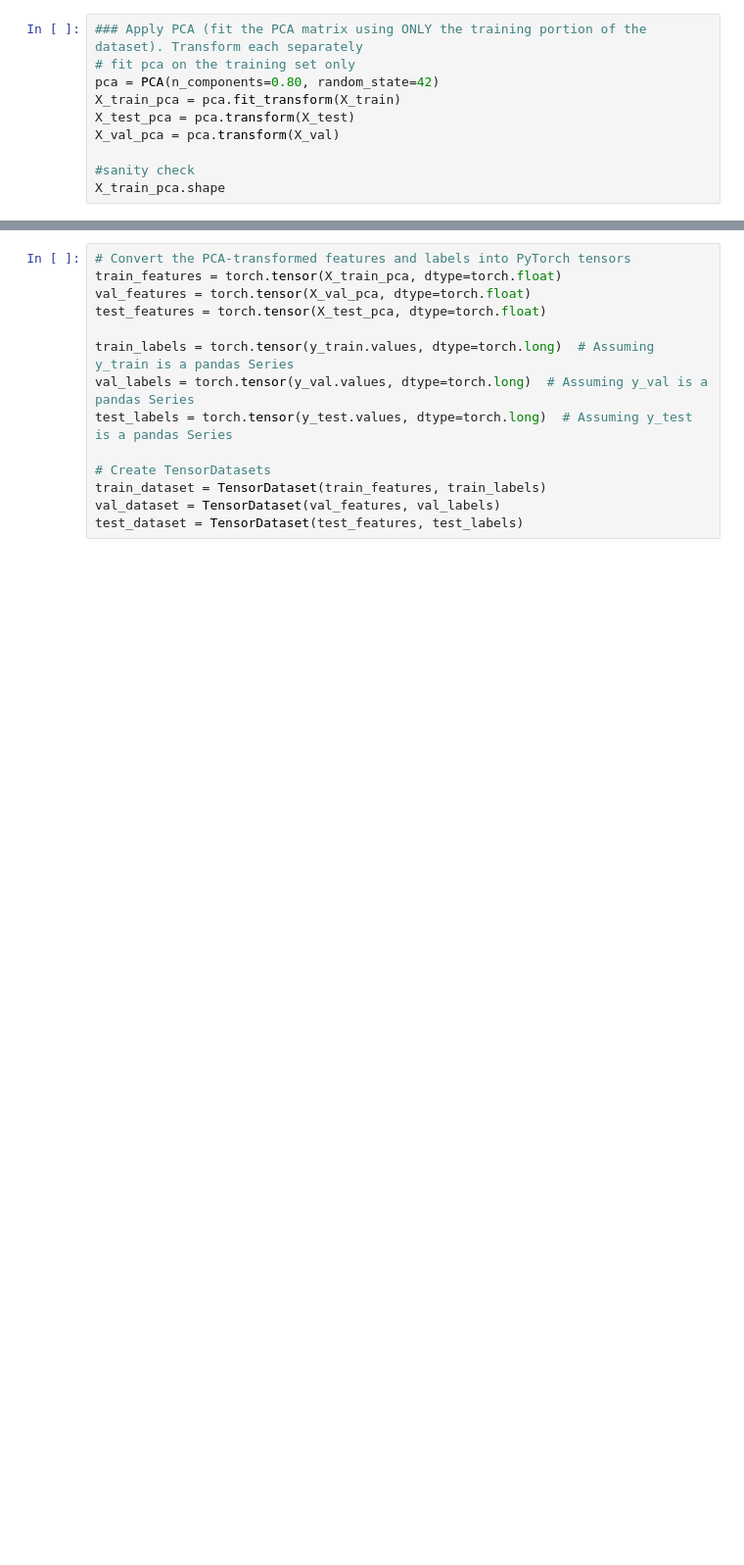
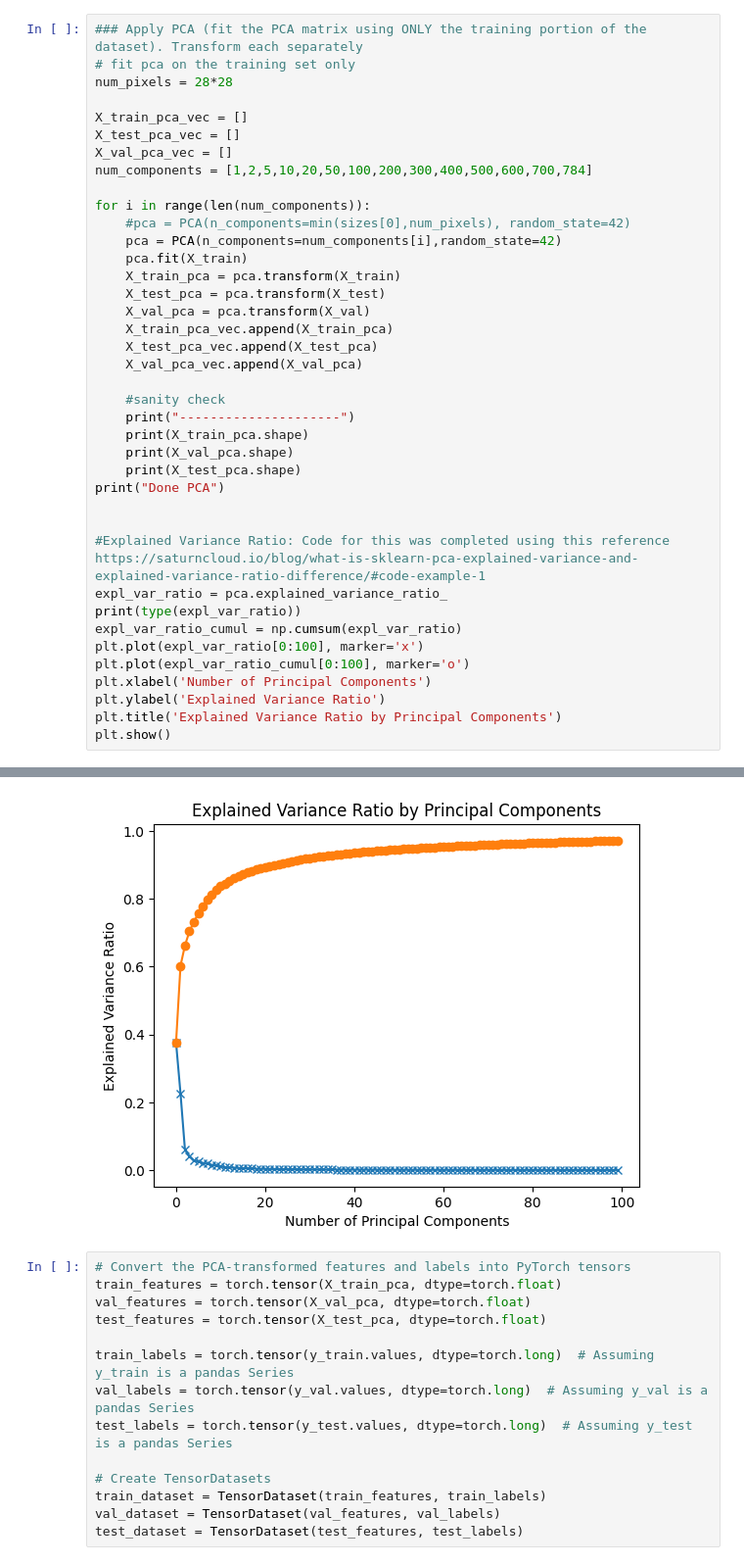
Before and after one commit to nithinprasad94/ENGG6600_DL_Final_Project, a Jupyter notebook: skin_cancer_detection.ipynb, the cells around one changed output, grey strips where cells are left out. Shown: that part at 98% size. Drawn from its saved outputs; the diff is of its cells as text; blank space fills up the shorter version.

```diff
--- a/skin_cancer_detection.ipynb
+++ b/skin_cancer_detection.ipynb
@@ -52,11 +51,40 @@ sizes
 # %%
 ### Apply PCA (fit the PCA matrix using ONLY the training portion of the dataset). Transform each separately
 # fit pca on the training set only
-pca = PCA(n_components=0.80, random_state=42)
-X_train_pca = pca.fit_transform(X_train)
-X_test_pca = pca.transform(X_test)
-X_val_pca = pca.transform(X_val)
+num_pixels = 28*28
 
-#sanity check
-X_train_pca.shape
+X_train_pca_vec = []
+X_test_pca_vec = []
+X_val_pca_vec = []
+num_components = [1,2,5,10,20,50,100,200,300,400,500,600,700,784]
+
+for i in range(len(num_components)):
+    #pca = PCA(n_components=min(sizes[0],num_pixels), random_state=42)
+    pca = PCA(n_components=num_components[i],random_state=42)
+    pca.fit(X_train)
+    X_train_pca = pca.transform(X_train)
+    X_test_pca = pca.transform(X_test)
+    X_val_pca = pca.transform(X_val)
+    X_train_pca_vec.append(X_train_pca)
+    X_test_pca_vec.append(X_test_pca)
+    X_val_pca_vec.append(X_val_pca)
+
+    #sanity check
+    print("---------------------")
+    print(X_train_pca.shape)
+    print(X_val_pca.shape)
+    print(X_test_pca.shape)
+print("Done PCA")
+
+
+#Explained Variance Ratio: Code for this was completed using this reference https://saturncloud.io/blog/what-is-sklearn-pca-explained-variance-and-explained-variance-ratio-difference/#code-example-1
+expl_var_ratio = pca.explained_variance_ratio_
+print(type(expl_var_ratio))
+expl_var_ratio_cumul = np.cumsum(expl_var_ratio)
+plt.plot(expl_var_ratio[0:100], marker='x')
+plt.plot(expl_var_ratio_cumul[0:100], marker='o')
+plt.xlabel('Number of Principal Components')
+plt.ylabel('Explained Variance Ratio')
+plt.title('Explained Variance Ratio by Principal Components')
+plt.show()
 # %% [output]
@@ -64,3 +108,4 @@ X_train_pca.shape
+[figure, added]
 # %%
 # Convert the PCA-transformed features and labels into PyTorch tensors
 train_features = torch.tensor(X_train_pca, dtype=torch.float)
```
Also changed, not shown: parts of 12 cells of this notebook, 1 other file.
